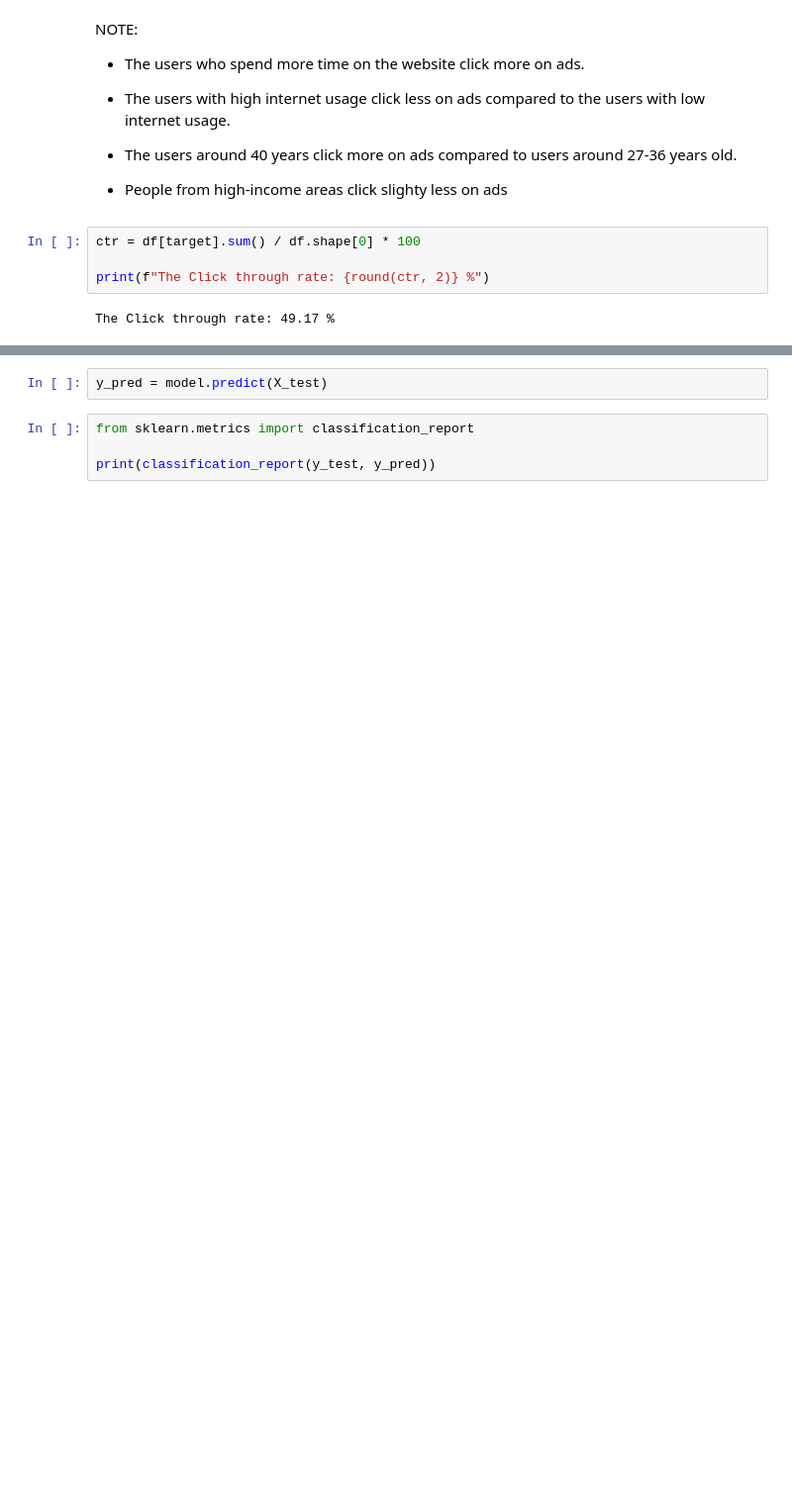
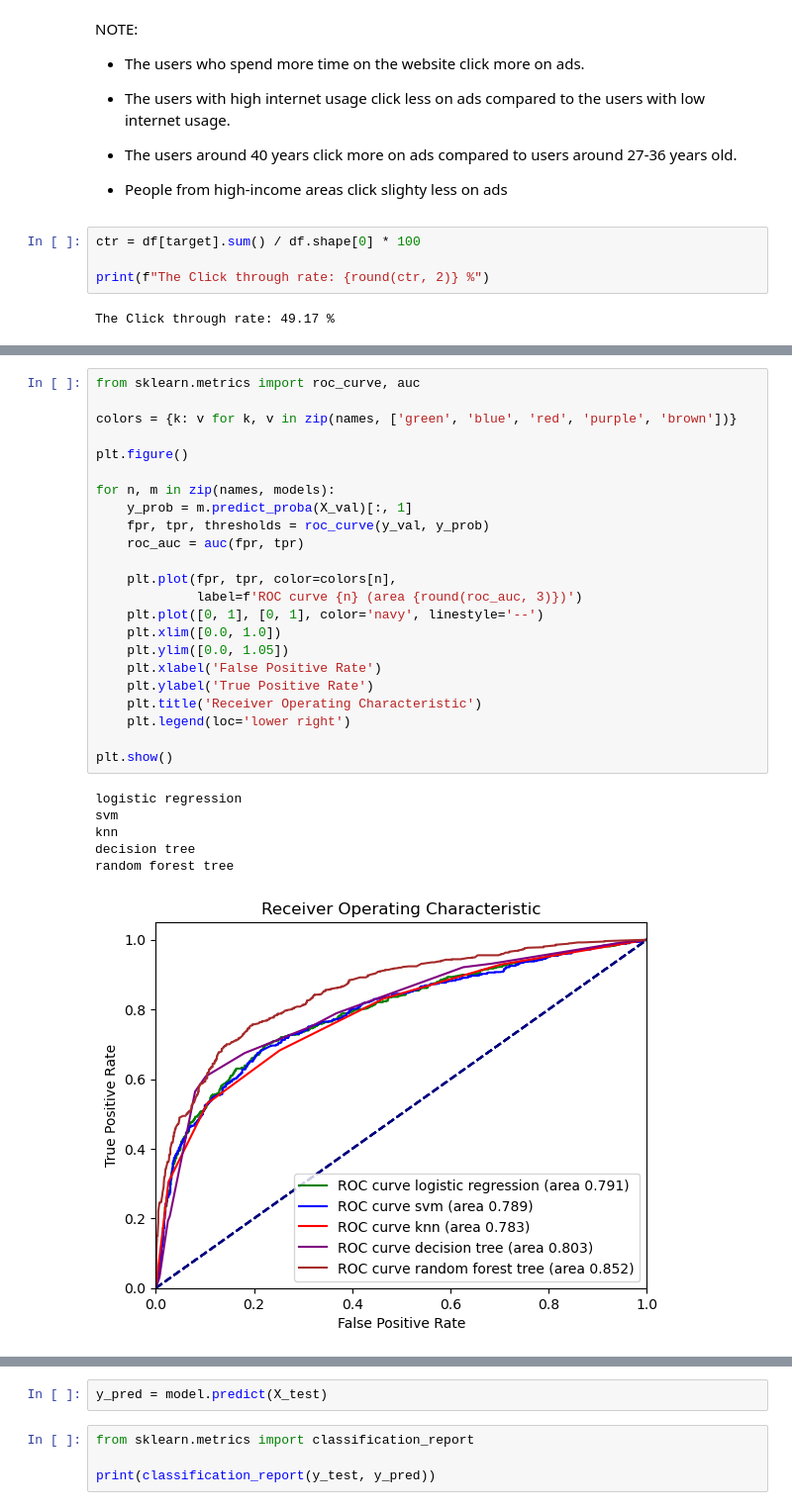
Before and after one commit to bahategar/Preparation, a Jupyter notebook: DataAnalytics/Practice/Click_through_rate_analysis/main.ipynb, the cells around one changed output, grey strips where cells are left out. Shown: that part at 99% size. Saved outputs shown, nothing was run; the diff lists cells and outputs as text; blank space fills up the shorter version.

```diff
--- a/DataAnalytics/Practice/Click_through_rate_analysis/main.ipynb
+++ b/DataAnalytics/Practice/Click_through_rate_analysis/main.ipynb
@@ -144,3 +248,33 @@ c_transf = ColumnTransformer([
+# %%
+from sklearn.metrics import roc_curve, auc
+
+colors = {k: v for k, v in zip(names, ['green', 'blue', 'red', 'purple', 'brown'])}
+
+plt.figure()
+
+for n, m in zip(names, models):
+    y_prob = m.predict_proba(X_val)[:, 1]
+    fpr, tpr, thresholds = roc_curve(y_val, y_prob)
+    roc_auc = auc(fpr, tpr)
+
+    plt.plot(fpr, tpr, color=colors[n],
+             label=f'ROC curve {n} (area {round(roc_auc, 3)})')
+    plt.plot([0, 1], [0, 1], color='navy', linestyle='--')
+    plt.xlim([0.0, 1.0])
+    plt.ylim([0.0, 1.05])
+    plt.xlabel('False Positive Rate')
+    plt.ylabel('True Positive Rate')
+    plt.title('Receiver Operating Characteristic')
+    plt.legend(loc='lower right')
+
+plt.show()
+# %% [output]
+logistic regression
+svm
+knn
+decision tree
+random forest tree
+[figure, added]
 # %%
 from sklearn.tree import DecisionTreeClassifier
 from sklearn.pipeline import make_pipeline
```
Also changed, not shown: parts of 13 cells of this notebook.
